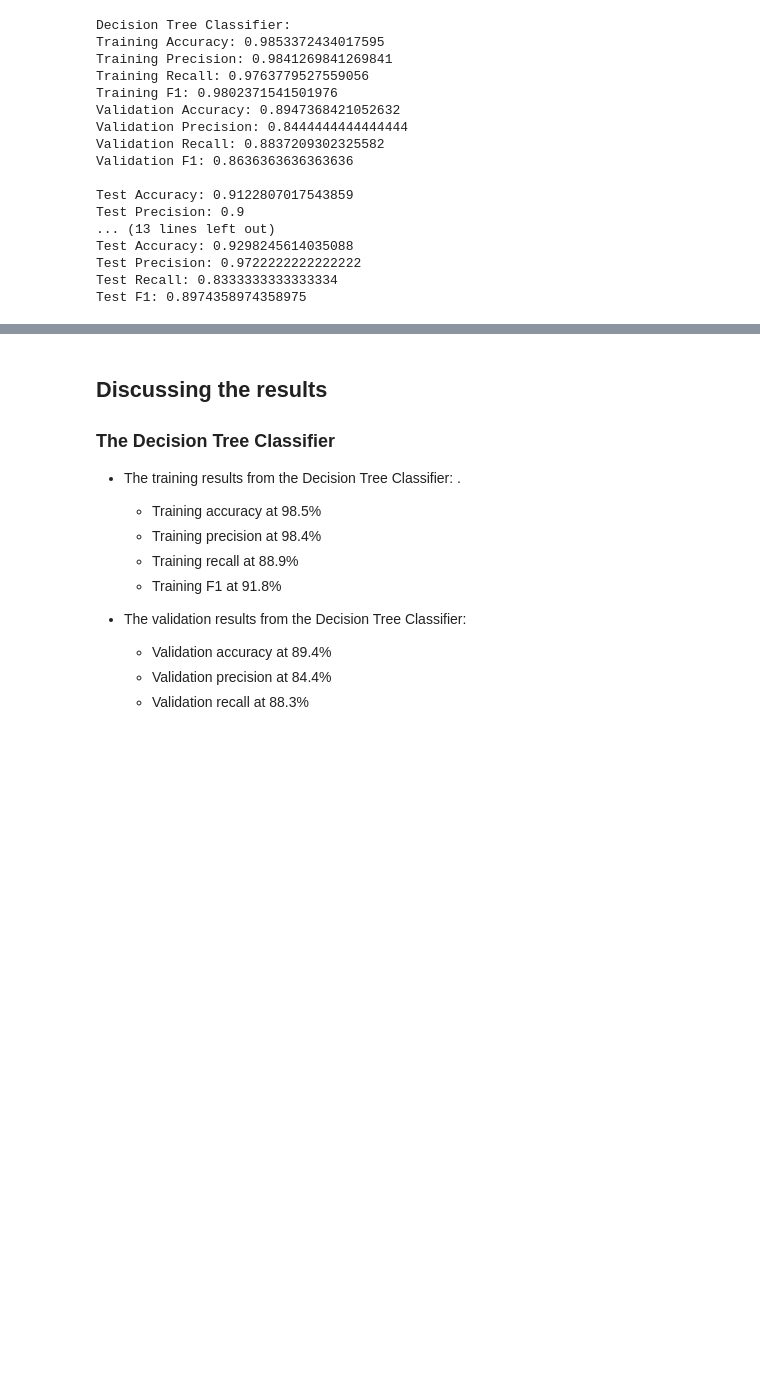
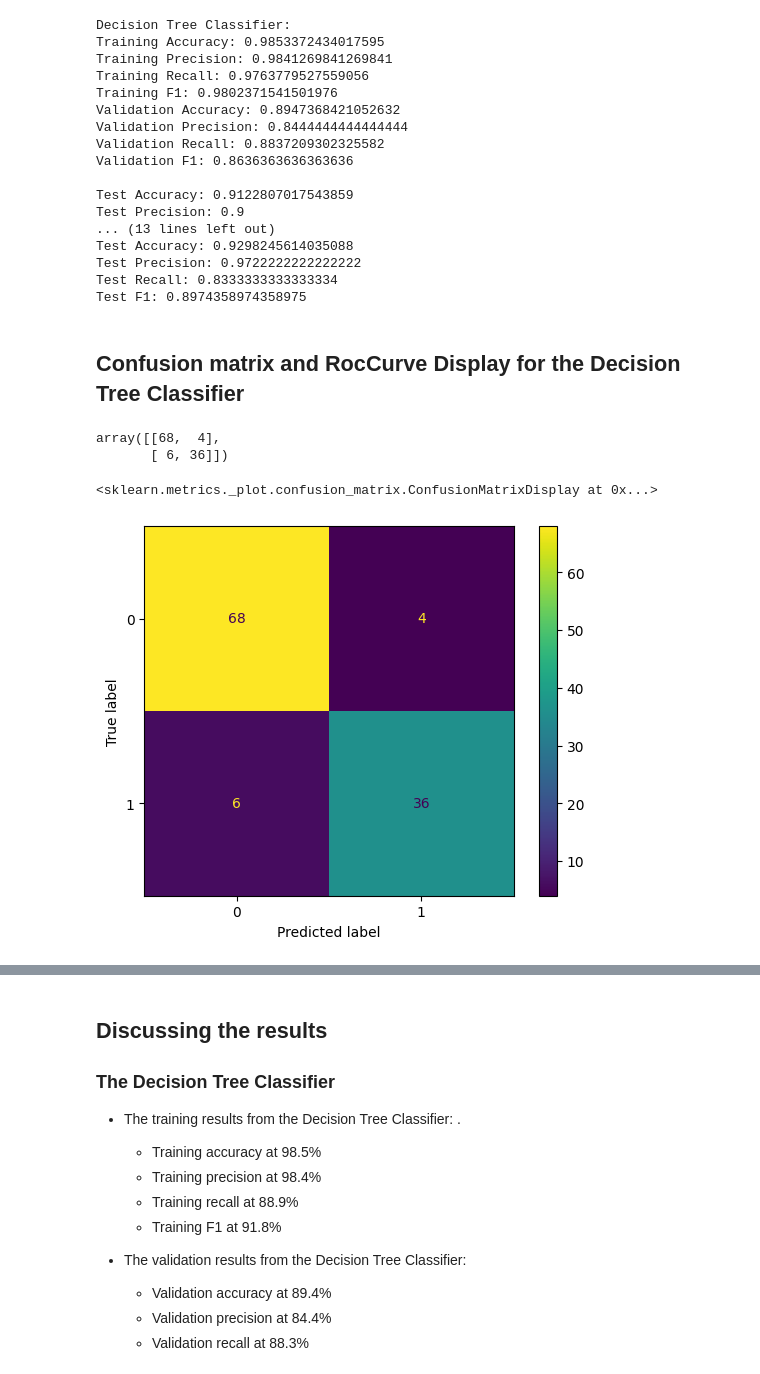
Before and after one commit to Wolff404/Unsupervised-learning, a Jupyter notebook: Comparison_of_classifiers.ipynb, the cells around one changed output, grey strips where cells are left out. Drawn from its saved outputs; the diff is of its cells as text; code cells hidden in the pictures; blank space fills up the shorter version.

Commit message:
Added Comparison_of_Regressors, deleted file, and added some confusion matrix and RocCurves to Comparison_of_classifiers

```diff
--- a/Comparison_of_classifiers.ipynb
+++ b/Comparison_of_classifiers.ipynb
@@ -179,3 +179,15 @@ Test Accuracy: 0.9298245614035088
 Test Precision: 0.9722222222222222
 Test Recall: 0.8333333333333334
 Test F1: 0.8974358974358975
+# %% [markdown]
+## Confusion matrix and RocCurve Display for the Decision Tree Classifier
+# %%
+confusion_matrix(test_target, decision_tree_model1.predict(test_features))
+# %% [output]
+array([[68,  4],
+       [ 6, 36]])
+# %%
+ConfusionMatrixDisplay.from_estimator(decision_tree_model1, test_features, test_target)
+# %% [output]
+<sklearn.metrics._plot.confusion_matrix.ConfusionMatrixDisplay at 0x...>
+[figure, added]
```
Also changed, not shown: parts of 5 cells of this notebook, 3 other files.
